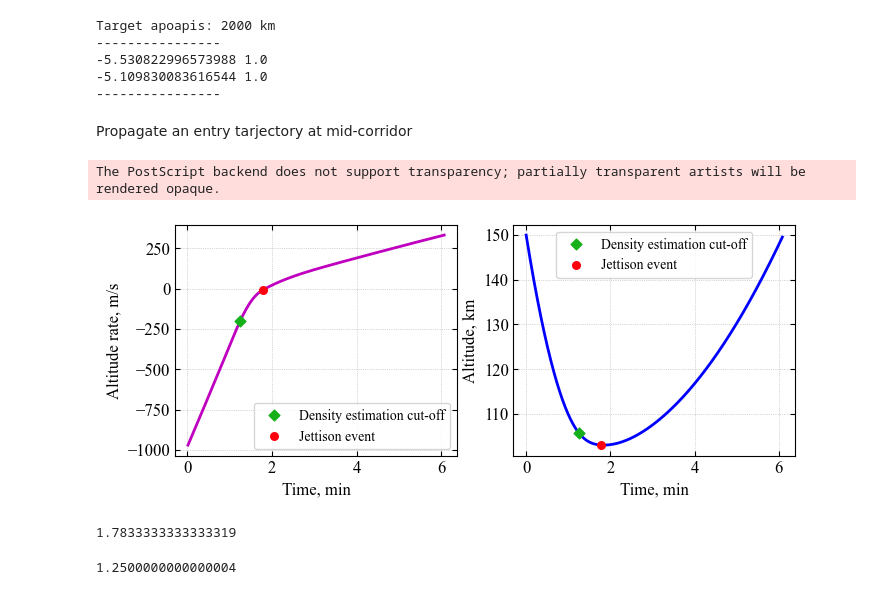
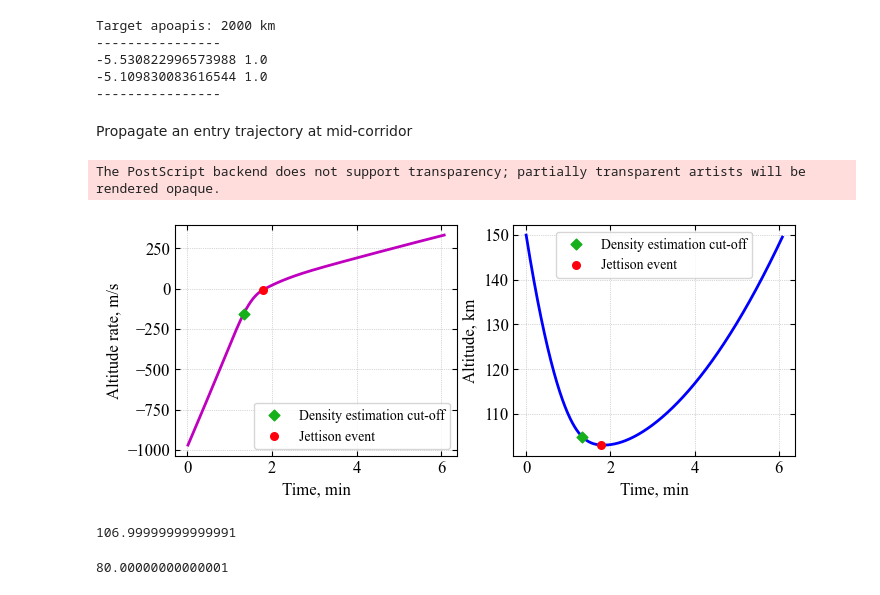
Before and after one commit to athulpg007/AMAT, a Jupyter notebook: examples/mdpi-aerospace/smallsat-mission-concepts/section-4-6-venus-smallsat-guidance-scheme.ipynb, the cells around one changed output. Saved outputs shown, nothing was run; the diff lists cells and outputs as text; code cells hidden in the pictures.

```diff
--- a/examples/mdpi-aerospace/smallsat-mission-concepts/section-4-6-venus-smallsat-guidance-scheme.ipynb
+++ b/examples/mdpi-aerospace/smallsat-mission-concepts/section-4-6-venus-smallsat-guidance-scheme.ipynb
@@ -35,7 +35,7 @@ Target apoapis: 2000 km
 -5.109830083616544 1.0
 ----------------
 # %% [markdown]
-Propagate an entry tarjectory at mid-corridor
+Propagate an entry trajectory at mid-corridor
 # %%
 # Set planet.h_low to 10 km, if vehicle dips below this level
 # trajctory is terminated.
@@ -70,8 +70,8 @@ plt.rcParams.update(params)
 plt.subplot(1, 2, 1)
 plt.plot(vehicle1.t_step_array[1:], vehicle1.hdot_array[1:], 'm-', linewidth=2.0)
 
-plt.scatter(vehicle1.t_step_array[np.where(vehicle1.hdot_array[1:]>-200)[0][0]],
-            vehicle1.hdot_array[np.where(vehicle1.hdot_array[1:]>-200)[0][0]],marker="D", s=30, color='xkcd:green', zorder=100, label='Density estimation cut-off')
+plt.scatter(vehicle1.t_step_array[np.where(vehicle1.hdot_array[1:]>-150)[0][0]],
+            vehicle1.hdot_array[np.where(vehicle1.hdot_array[1:]>-150)[0][0]],marker="D", s=30, color='xkcd:green', zorder=100, label='Density estimation cut-off')
 plt.scatter(vehicle1.t_switch, vehicle1.hdot_array[np.where(vehicle1.t_step_array>vehicle1.t_switch)[0][0]], marker="o", s=30, color='xkcd:bright red', zorder=100, label='Jettison event')
 plt.ylabel('Altitude rate, m/s',fontsize=12)
 plt.xlabel('Time, min',fontsize=12)
@@ -83,41 +83,41 @@ ax.tick_params(axis='x',labelsize=12)
 ax.tick_params(axis='y',labelsize=12)
 plt.grid(linestyle='dotted', linewidth=0.5)
 plt.legend(loc='lower right', fontsize=10)
 
 plt.subplot(1, 2, 2)
 plt.plot(vehicle1.t_min_full, vehicle1.h_km_full, 'b-', linewidth=2.0)
 
-plt.scatter(vehicle1.t_step_array[np.where(vehicle1.hdot_array[1:]>-200)[0][0]],
-            vehicle1.h_step_array[np.where(vehicle1.hdot_array[1:]>-200)[0][0]],marker="D", s=30, color='xkcd:green', zorder=100, label='Density estimation cut-off')
+plt.scatter(vehicle1.t_step_array[np.where(vehicle1.hdot_array[1:]>-150)[0][0]],
+            vehicle1.h_step_array[np.where(vehicle1.hdot_array[1:]>-150)[0][0]],marker="D", s=30, color='xkcd:green', zorder=100, label='Density estimation cut-off')
 plt.scatter(vehicle1.t_switch, vehicle1.h_switch, marker="o", s=30, color='xkcd:bright red', zorder=100, label='Jettison event')
 
 plt.xlabel('Time, min',fontsize=12)
 plt.ylabel('Altitude, km',fontsize=12)
 plt.legend(loc='upper center', fontsize=10)
 ax=plt.gca()
 ax.tick_params(direction='in')
 ax.yaxis.set_ticks_position('both')
 ax.xaxis.set_ticks_position('both')
 ax.tick_params(axis='x',labelsize=12)
 ax.tick_params(axis='y',labelsize=12)
 plt.grid(linestyle='dotted', linewidth=0.5)
 
 
 
 plt.savefig('../../../data/mdpi-aerospace/smallsat-mission-concepts/venus/venus-smallsat-guidance-schematic.png', dpi= 300,bbox_inches='tight')
 plt.savefig('../../../data/mdpi-aerospace/smallsat-mission-concepts/venus/venus-smallsat-guidance-schematic.pdf', dpi=300,bbox_inches='tight')
 plt.savefig('../../../data/mdpi-aerospace/smallsat-mission-concepts/venus/venus-smallsat-guidance-schematic.eps', dpi=300,bbox_inches='tight')
 
 
 plt.show()
 # %% [output]
 The PostScript backend does not support transparency; partially transparent artists will be rendered opaque.
-[figure, old version]
+[figure, new version]
 # %%
-vehicle1.t_switch
+vehicle1.t_switch*60
 # %% [output]
-1.7833333333333319
+106.99999999999991
 # %%
-vehicle1.t_step_array[np.where(vehicle1.hdot_array[1:]>-200)[0][0]]
+vehicle1.t_step_array[np.where(vehicle1.hdot_array[1:]>-150)[0][0]]*60
 # %% [output]
-1.2500000000000004
+80.00000000000001
```
Also changed, not shown: parts of 1 cell of this notebook, 19 other files.
